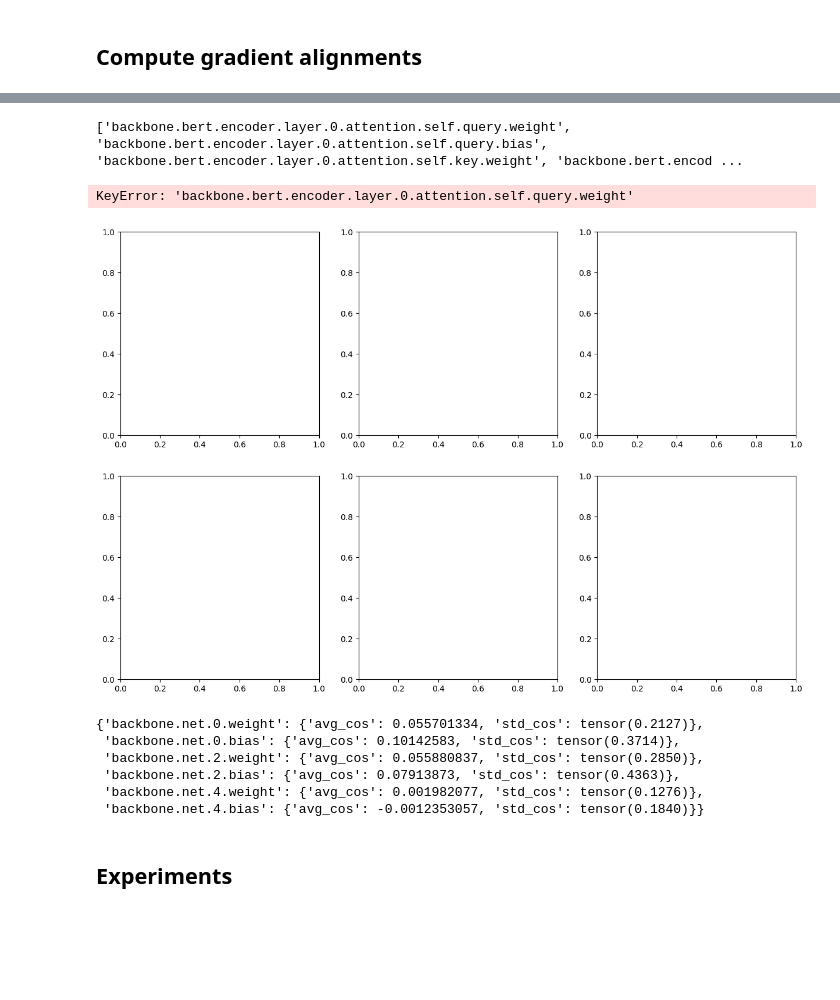
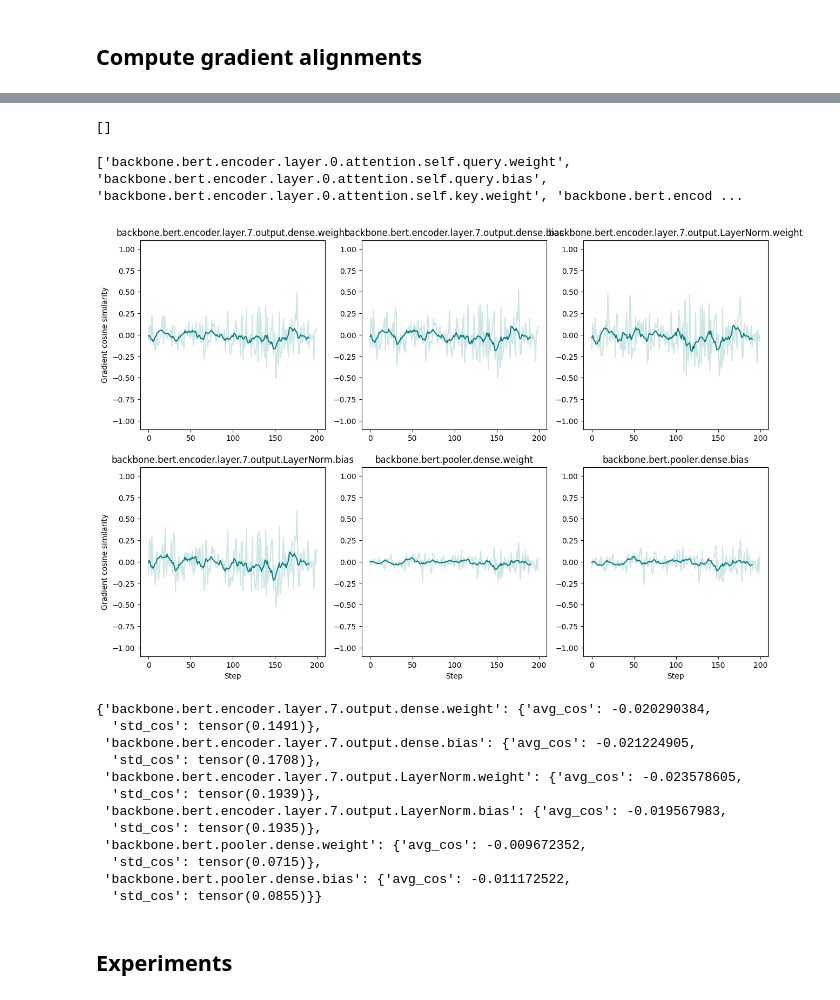
Before and after one commit to zedian/CS330-FinalProject, a Jupyter notebook: nb-lang/experiment.ipynb, the cells around one changed output, grey strips where cells are left out. Drawn from its saved outputs; the diff is of its cells as text; code cells hidden in the pictures; blank space fills up the shorter version.

```diff
--- a/nb-lang/experiment.ipynb
+++ b/nb-lang/experiment.ipynb
@@ -37,14 +37,14 @@ def loss_func(logits, labels):
 def get_language_task(name):
     ds_train, ds_val = experiment_lang.get_dataset(name)
 
-    generator_train = experiment_lang.ClassificationDataGenerator(ds_train, tokenizer, device)
-    generator_val = experiment_lang.ClassificationDataGenerator(ds_val, tokenizer, device)
+    generator_train = experiment_lang.ClassificationDataGenerator(ds_train, tokenizer, device, batchSize=32)
+    generator_val = experiment_lang.ClassificationDataGenerator(ds_val, tokenizer, device, batchSize=32)
     return {
-        'train_iter': iter(generator_train),
-        'eval_ds': generator_val.get_all(cutoff=100),
+        'train_gen': generator_train,
+        'val_gen': generator_val,
         'loss': loss_func, #lambda logits, labels: F.binary_cross_entropy_with_logits(logits, labels[..., None]),
         'predict': lambda logits: torch.sigmoid(logits) > 0.5,
-        'metric': lambda yh, y: accuracy(yh, y.long().bool()[..., None]),
+        'metric': experiment_lang.get_acc,
     }
 
 tasks = {
@@ -78,7 +78,8 @@ grads = train.get_gradients(
     tasks=tasks,
     steps=200,
     lr=3e-4,
-    DEVICE=device
+    DEVICE=device,
+    param_keys=modelShared.backbone_trainables
 )
 # %% [output]
 True
@@ -105,2 +85,0 @@ True
-# %%
-modelShared.train()
@@ -165,5 +86,17 @@ grads
+# %%
+def filter_dict(x):
+    return {k:v for k,v in x.items() if isinstance(x, int)}
+def filter_dict2(x):
+
+    return {k:filter_dict(v) for k,v in x.items()
+           if len(filter_dict(v)) > 0}
+def filter_dict3(x):
+    return [filter_dict(g) for g in x if len(filter_dict(g)) > 0]
+filter_dict3(grads)
+# %% [output]
+[]
 # %%
-param_keys = ['backbone.' + k for k in modelShared.backbone_trainables]
+param_keys = modelShared.backbone_trainables
 print(param_keys)
 
 heuristic_results = {}
@@ -171,46 +104,53 @@ heuristic_results = {}
 # plots
 n_rows = 2
 n_cols = 3
 fig, axes = plt.subplots(n_rows, n_cols, figsize=(15, 10))
 
-for i, key in enumerate(param_keys):
+availableKeys = n_rows * n_cols
+
+for i, key in enumerate(param_keys[-availableKeys-2:-2]):
     # get gradients
     g0 = utils.stack_grad(grads, task_keys[0], key)
     g1 = utils.stack_grad(grads, task_keys[1], key)
 
     # heuristics computations
     cosine = torch.sum(F.normalize(g0, dim=-1) * F.normalize(g1, dim=-1), dim=-1)
-    smooth_cos = low_pass_filter(cosine[None], filter_size=10)[0][0]
+    smooth_cos = utils.low_pass_filter(cosine[None], filter_size=10)[0][0]
 
     avg_smoothed_cos = smooth_cos.mean()
     std_cos = cosine.std()
 
     heuristic_results[key] = {'avg_cos': avg_smoothed_cos, 'std_cos': std_cos}
 
     # plot
     row, col = i // n_cols, i % n_cols
     ax = axes[row][col]
     ax.set_title(key)
     if col == 0:
         ax.set_ylabel('Gradient cosine similarity')
     if row == n_rows - 1:
         ax.set_xlabel('Step')
     ax.set_ylim([-1.1, 1.1])
     ax.plot(cosine, color='teal', alpha=0.2)
     ax.plot(smooth_cos, color='teal')
 # %% [output]
 ['backbone.bert.encoder.layer.0.attention.self.query.weight', 'backbone.bert.encoder.layer.0.attention.self.query.bias', 'backbone.bert.encoder.layer.0.attention.self.key.weight', 'backbone.bert.encod ...
-KeyError: 'backbone.bert.encoder.layer.0.attention.self.query.weight'
-[figure, old version]
+[figure, new version]
 # %%
 heuristic_results
 # %% [output]
-{'backbone.net.0.weight': {'avg_cos': 0.055701334, 'std_cos': tensor(0.2127)},
- 'backbone.net.0.bias': {'avg_cos': 0.10142583, 'std_cos': tensor(0.3714)},
- 'backbone.net.2.weight': {'avg_cos': 0.055880837, 'std_cos': tensor(0.2850)},
- 'backbone.net.2.bias': {'avg_cos': 0.07913873, 'std_cos': tensor(0.4363)},
- 'backbone.net.4.weight': {'avg_cos': 0.001982077, 'std_cos': tensor(0.1276)},
- 'backbone.net.4.bias': {'avg_cos': -0.0012353057, 'std_cos': tensor(0.1840)}}
+{'backbone.bert.encoder.layer.7.output.dense.weight': {'avg_cos': -0.020290384,
+  'std_cos': tensor(0.1491)},
+ 'backbone.bert.encoder.layer.7.output.dense.bias': {'avg_cos': -0.021224905,
+  'std_cos': tensor(0.1708)},
+ 'backbone.bert.encoder.layer.7.output.LayerNorm.weight': {'avg_cos': -0.023578605,
+  'std_cos': tensor(0.1939)},
+ 'backbone.bert.encoder.layer.7.output.LayerNorm.bias': {'avg_cos': -0.019567983,
+  'std_cos': tensor(0.1935)},
+ 'backbone.bert.pooler.dense.weight': {'avg_cos': -0.009672352,
+  'std_cos': tensor(0.0715)},
+ 'backbone.bert.pooler.dense.bias': {'avg_cos': -0.011172522,
+  'std_cos': tensor(0.0855)}}
 # %% [markdown]
 ## Experiments
 # %%
```
Also changed, not shown: parts of 12 cells of this notebook, 3 other files.
